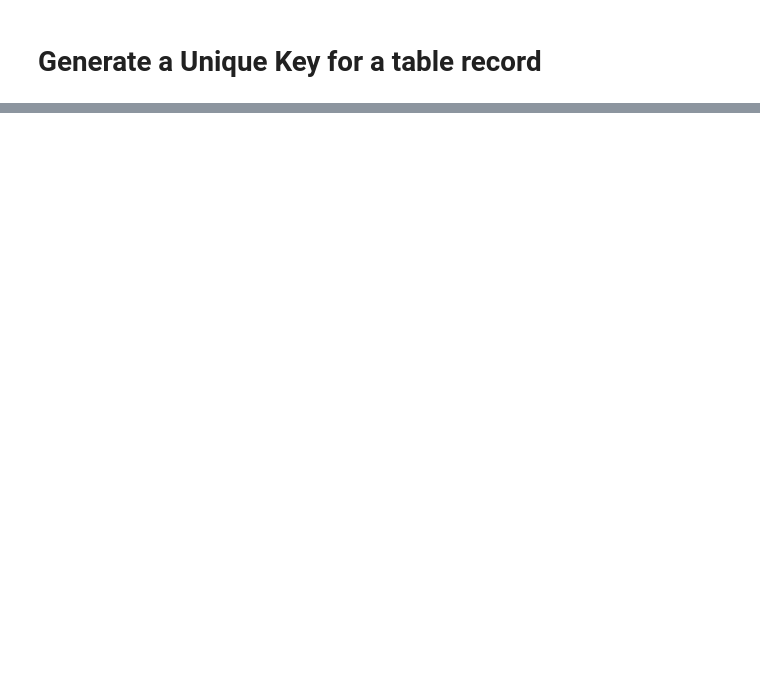
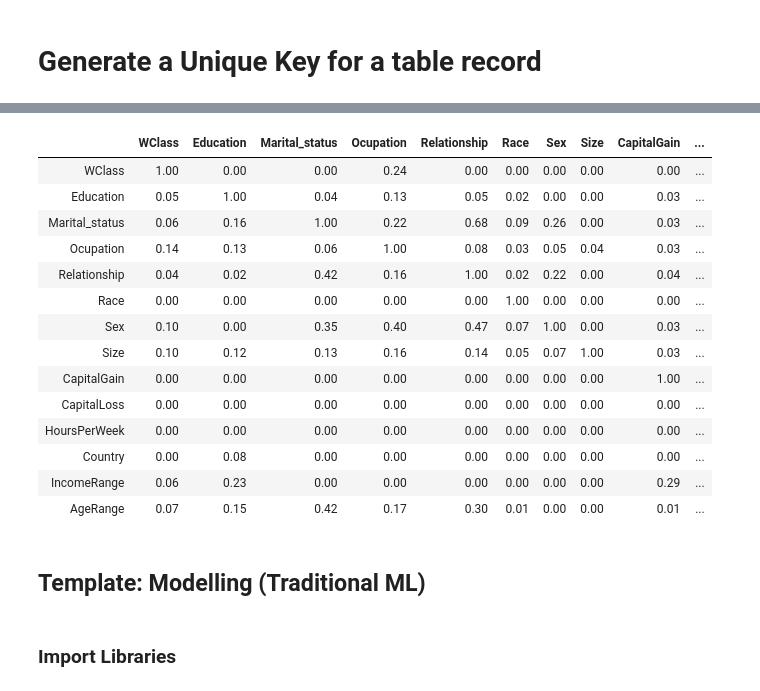
Before and after one commit to venky2k11/learn, a Jupyter notebook: TipsNTricks.ipynb, the cells around one changed output, grey strips where cells are left out. Saved outputs shown, nothing was run; the diff lists cells and outputs as text; code cells hidden in the pictures; blank space fills up the shorter version.

```diff
--- a/TipsNTricks.ipynb
+++ b/TipsNTricks.ipynb
@@ -441,0 +960,22 @@ x
+# %%
+pps_df.round(2)
+# %% [output]
+|  | WClass | Education | Marital_status | Ocupation | Relationship | Race | Sex | Size | CapitalGain | ... |
+| WClass | 1.00 | 0.00 | 0.00 | 0.24 | 0.00 | 0.00 | 0.00 | 0.00 | 0.00 | ... |
+| Education | 0.05 | 1.00 | 0.04 | 0.13 | 0.05 | 0.02 | 0.00 | 0.00 | 0.03 | ... |
+| Marital_status | 0.06 | 0.16 | 1.00 | 0.22 | 0.68 | 0.09 | 0.26 | 0.00 | 0.03 | ... |
+| Ocupation | 0.14 | 0.13 | 0.06 | 1.00 | 0.08 | 0.03 | 0.05 | 0.04 | 0.03 | ... |
+| Relationship | 0.04 | 0.02 | 0.42 | 0.16 | 1.00 | 0.02 | 0.22 | 0.00 | 0.04 | ... |
+| Race | 0.00 | 0.00 | 0.00 | 0.00 | 0.00 | 1.00 | 0.00 | 0.00 | 0.00 | ... |
+| Sex | 0.10 | 0.00 | 0.35 | 0.40 | 0.47 | 0.07 | 1.00 | 0.00 | 0.03 | ... |
+| Size | 0.10 | 0.12 | 0.13 | 0.16 | 0.14 | 0.05 | 0.07 | 1.00 | 0.03 | ... |
+| CapitalGain | 0.00 | 0.00 | 0.00 | 0.00 | 0.00 | 0.00 | 0.00 | 0.00 | 1.00 | ... |
+| CapitalLoss | 0.00 | 0.00 | 0.00 | 0.00 | 0.00 | 0.00 | 0.00 | 0.00 | 0.00 | ... |
+| HoursPerWeek | 0.00 | 0.00 | 0.00 | 0.00 | 0.00 | 0.00 | 0.00 | 0.00 | 0.00 | ... |
+| Country | 0.00 | 0.08 | 0.00 | 0.00 | 0.00 | 0.00 | 0.00 | 0.00 | 0.00 | ... |
+| IncomeRange | 0.06 | 0.23 | 0.00 | 0.00 | 0.00 | 0.00 | 0.00 | 0.00 | 0.29 | ... |
+| AgeRange | 0.07 | 0.15 | 0.42 | 0.17 | 0.30 | 0.01 | 0.00 | 0.00 | 0.01 | ... |
+# %% [markdown]
+## Template: Modelling (Traditional ML)
+# %% [markdown]
+### Import Libraries
```
Also changed, not shown: parts of 128 cells of this notebook, 10 other files.
